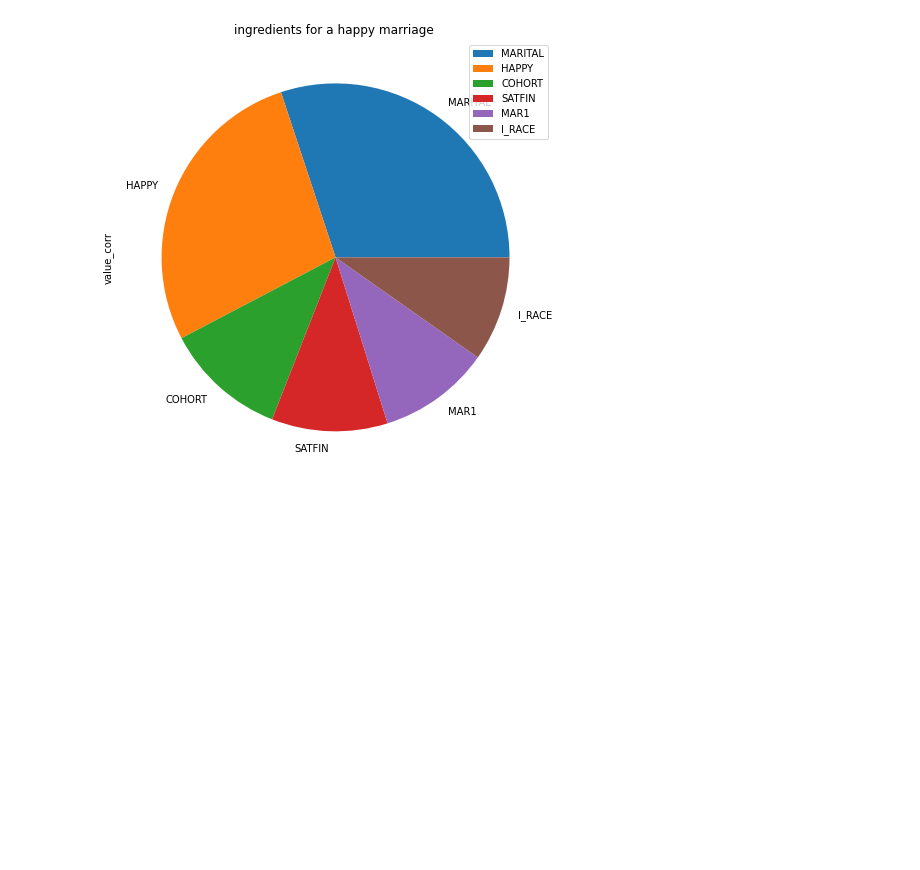
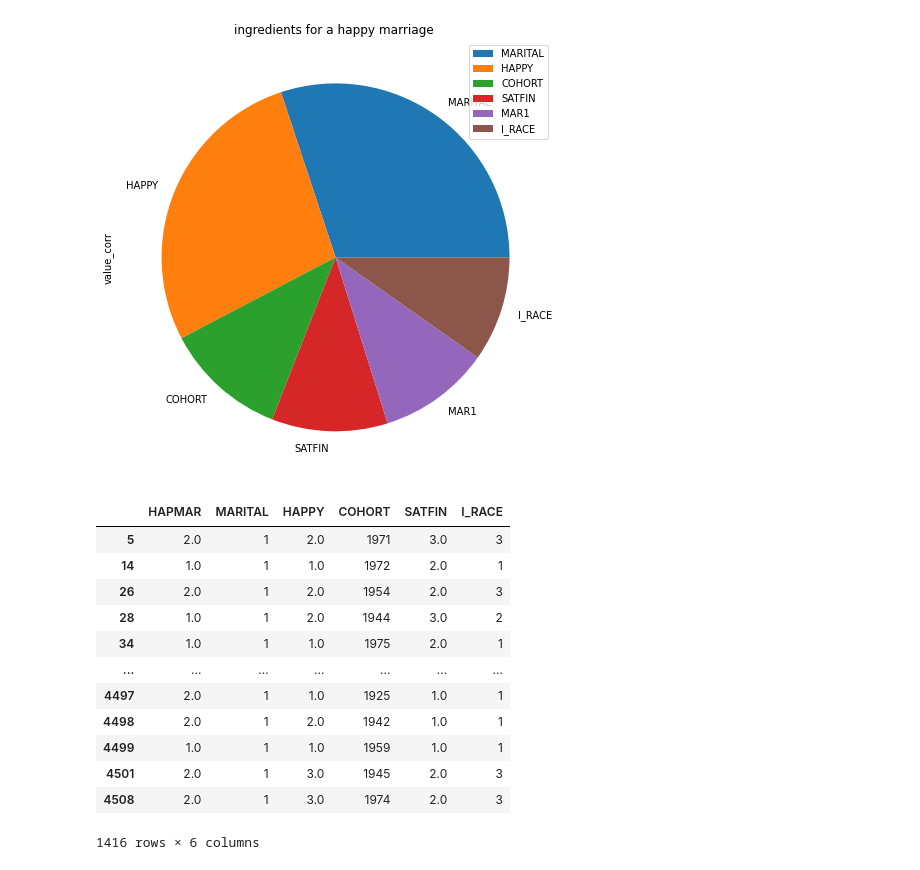
Before and after one commit to ClovisMonteiro/Data-solutions, a Jupyter notebook: Task_1_Happy_Marriage.ipynb, the cells around one changed output. Saved outputs shown, nothing was run; the diff lists cells and outputs as text; code cells hidden in the pictures; blank space fills up the shorter version.

```diff
--- a/Task_1_Happy_Marriage.ipynb
+++ b/Task_1_Happy_Marriage.ipynb
@@ -358,3 +358,21 @@ plt.title("ingredients for a happy marriage ")
 # %% [output]
 Text(0.5, 1.0, 'ingredients for a happy marriage ')
 [figure]
+# %%
+df_new = df2[["HAPMAR",'MARITAL', 'HAPPY', 'COHORT', 'SATFIN', 'I_RACE']]
+# %%
+df_new
+# %% [output]
+|  | HAPMAR | MARITAL | HAPPY | COHORT | SATFIN | I_RACE |
+| 5 | 2.0 | 1 | 2.0 | 1971 | 3.0 | 3 |
+| 14 | 1.0 | 1 | 1.0 | 1972 | 2.0 | 1 |
+| 26 | 2.0 | 1 | 2.0 | 1954 | 2.0 | 3 |
+| 28 | 1.0 | 1 | 2.0 | 1944 | 3.0 | 2 |
+| 34 | 1.0 | 1 | 1.0 | 1975 | 2.0 | 1 |
+| ... | ... | ... | ... | ... | ... | ... |
+| 4497 | 2.0 | 1 | 1.0 | 1925 | 1.0 | 1 |
+| 4498 | 2.0 | 1 | 2.0 | 1942 | 1.0 | 1 |
+| 4499 | 1.0 | 1 | 1.0 | 1959 | 1.0 | 1 |
+| 4501 | 2.0 | 1 | 3.0 | 1945 | 2.0 | 3 |
+| 4508 | 2.0 | 1 | 3.0 | 1974 | 2.0 | 3 |
+1416 rows × 6 columns
```
Also changed, not shown: parts of 18 cells of this notebook.
